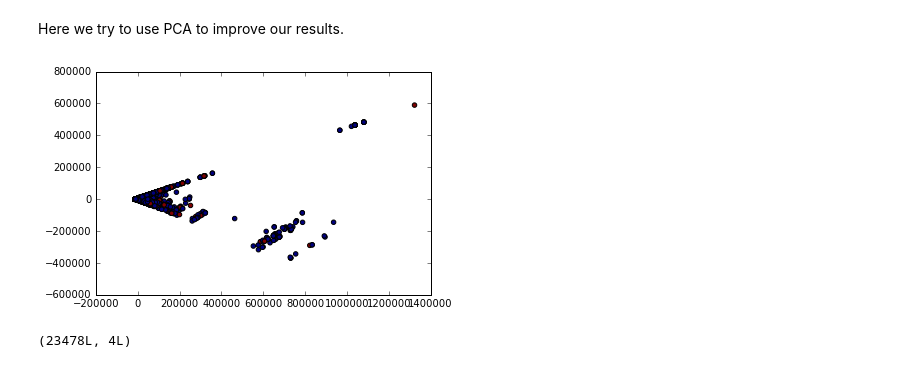
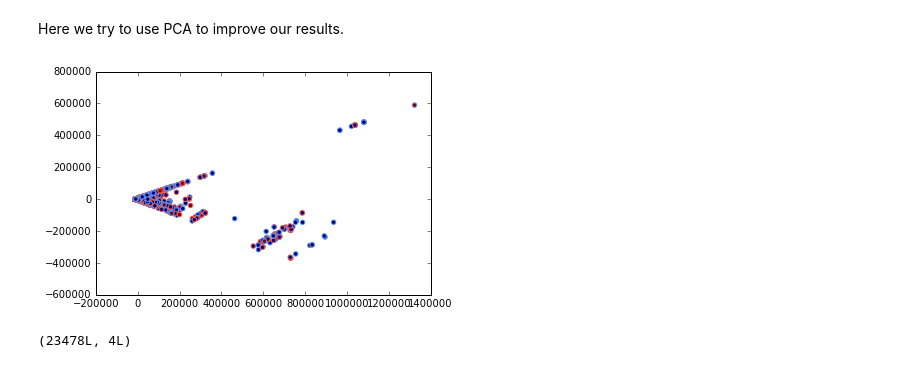
Before and after one commit to awkweb/DS501, a Jupyter notebook: 4/CaseStudy4.ipynb, the cells around one changed output. Drawn from its saved outputs; the diff is of its cells as text; code cells hidden in the pictures.

```diff
--- a/4/CaseStudy4.ipynb
+++ b/4/CaseStudy4.ipynb
@@ -384,5 +384,6 @@ popularity = pd.qcut(df['shares'], 4,  labels=[
         "Very Popular"
     ])
 # %%
+df.is_copy = False # turn of chain index warning
 df['buzz_factor'] = buzz_factor.values
 df['popularity'] = popularity.values
@@ -444,12 +419,16 @@ plt.ylabel('Mean shares')
 [figure]
 # %%
 # Isolate non-response features
-features = df.columns.values
-exclude_features = [
-    'unpopular', 'no_buzz', 'popularity',
-    'shares', 'buzz', 'buzz_factor'
+all_features = df.columns.values
+excluded_features = [
+    'buzz',
+    'buzz_factor',
+    'no_buzz',
+    'popularity',
+    'shares',
+    'unpopular'
 ]
-features = [f for f in features if f not in exclude_features]
+features = [f for f in all_features if f not in excluded_features]
 # %% [markdown]
 #### Import Sklearn packages.
 # %%
@@ -621,3 +590,16 @@ features1 = ['n_tokens_title', 'n_tokens_content', 'n_unique_tokens', 'n_non_sto
+# %%
+# Select features
+all_features = df.columns.values
+excluded_features = [
+    'buzz',
+    'buzz_factor',
+    'no_buzz',
+    'popularity',
+    'shares',
+    'timedelta',
+    'unpopular'
+]
+features1 = [f for f in all_features if f not in excluded_features]
 # %%
 #feature importance
 feature_selection_model = ExtraTreesClassifier().fit(df[features1], df['no_buzz'])
@@ -745,11 +727,11 @@ Here we try to use PCA to improve our results.
 # %%
 from sklearn.decomposition import PCA
 pca = PCA(4)
 plot_columns = pca.fit_transform(df[features1])
-plt.scatter(x=plot_columns[:,0], y=plot_columns[:,1], c=df['unpopular'])
+plt.scatter(x=plot_columns[:,0], y=plot_columns[:,1], c=df['unpopular'], color=[red, blue])
 plt.show()
 # %% [output]
-[figure, old version]
+[figure, new version]
 # %%
 np.random.seed(0)
 x_train, x_test, y_train, y_test = train_test_split(plot_columns, df.buzz_factor, test_size=0.4, random_state=None)
```
Also changed, not shown: parts of 22 cells of this notebook.
